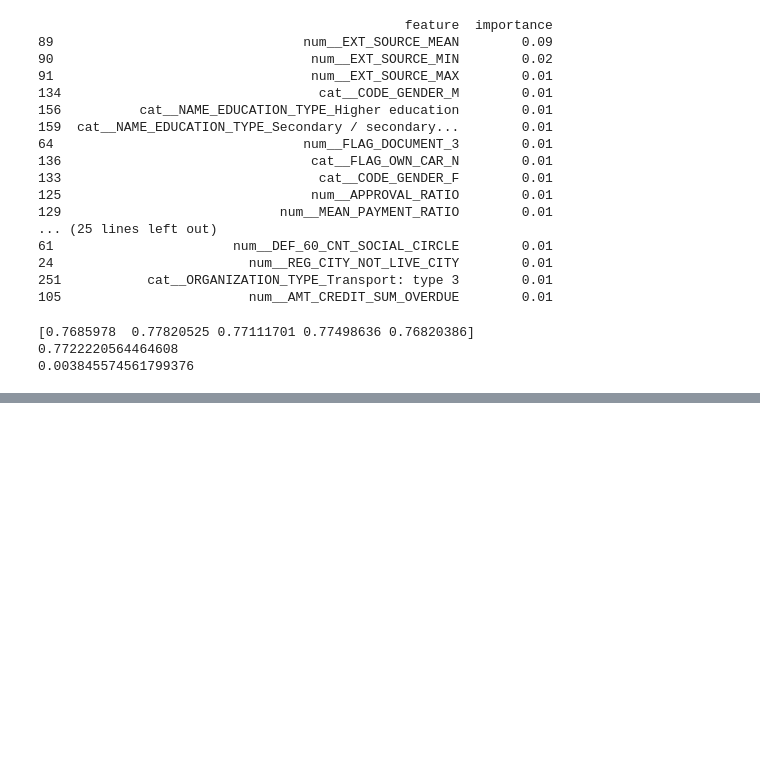
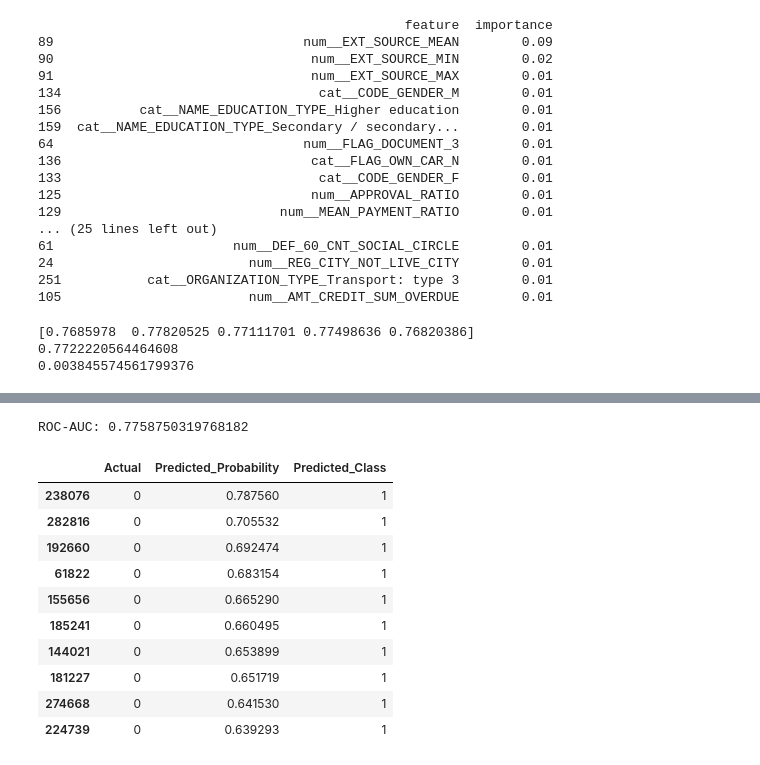
Before and after one commit to SANIDHYARAJPUT/credit-risk-default-prediction, a Jupyter notebook: notebooks/01_data_loading.ipynb, the cells around one changed output, grey strips where cells are left out. Saved outputs shown, nothing was run; the diff lists cells and outputs as text; code cells hidden in the pictures; blank space fills up the shorter version.

```diff
--- a/notebooks/01_data_loading.ipynb
+++ b/notebooks/01_data_loading.ipynb
@@ -1567,0 +1974,53 @@ print(scores.std())
+# %%
+y_pred_proba = model.predict_proba(X_valid)[:, 1]
+# %%
+from sklearn.metrics import roc_auc_score
+
+roc_auc = roc_auc_score(
+    y_valid,
+    y_pred_proba
+)
+
+print("ROC-AUC:", roc_auc)
+# %% [output]
+ROC-AUC: 0.7758750319768182
+# %%
+results_df = pd.DataFrame({
+
+    "Actual": y_valid,
+    "Predicted_Probability": y_pred_proba
+
+})
+# %%
+results_df["Predicted_Class"] = (
+    results_df["Predicted_Probability"] >= 0.5
+).astype(int)
+# %%
+wrong_predictions = results_df[
+    results_df["Actual"]
+    !=
+    results_df["Predicted_Class"]
+]
+# %%
+false_positives = wrong_predictions[
+    (wrong_predictions["Actual"] == 0)
+    &
+    (wrong_predictions["Predicted_Class"] == 1)
+]
+
+false_positives.sort_values(
+    by="Predicted_Probability",
+    ascending=False
+).head(10)
+# %% [output]
+|  | Actual | Predicted_Probability | Predicted_Class |
+| 238076 | 0 | 0.787560 | 1 |
+| 282816 | 0 | 0.705532 | 1 |
+| 192660 | 0 | 0.692474 | 1 |
+| 61822 | 0 | 0.683154 | 1 |
+| 155656 | 0 | 0.665290 | 1 |
+| 185241 | 0 | 0.660495 | 1 |
+| 144021 | 0 | 0.653899 | 1 |
+| 181227 | 0 | 0.651719 | 1 |
+| 274668 | 0 | 0.641530 | 1 |
+| 224739 | 0 | 0.639293 | 1 |
```
Also changed, not shown: parts of 53 cells of this notebook.
